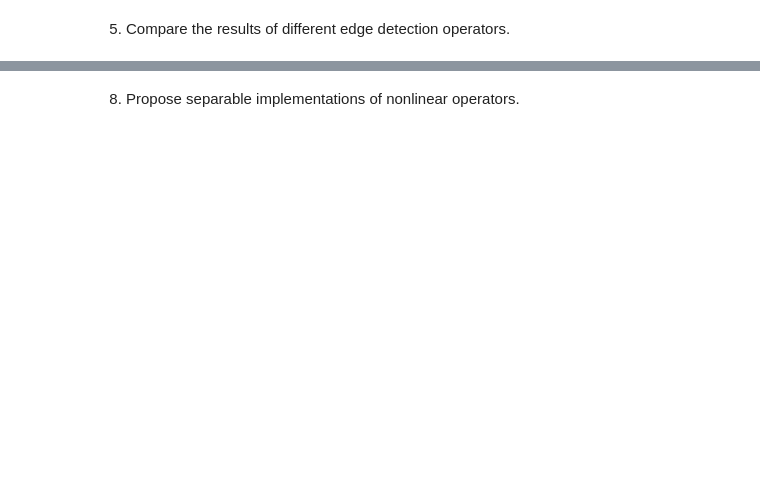
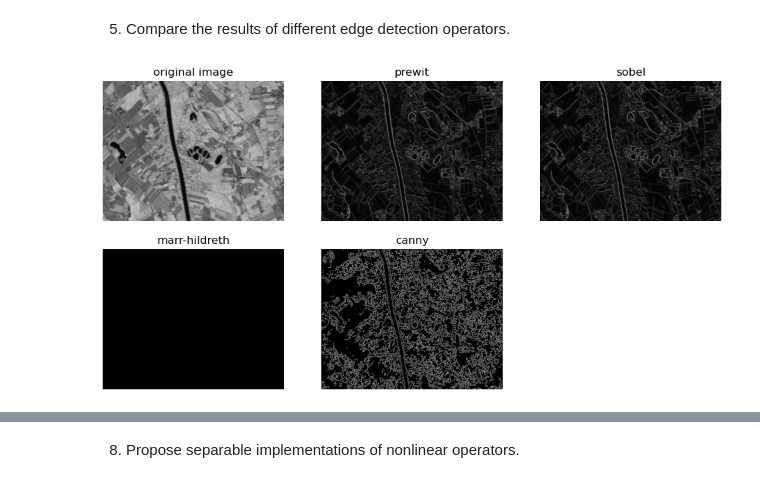
Before and after one commit to Ethel-Ogallo/UBS_ERSIP, a Jupyter notebook: Labs/lab3.ipynb, the cells around one changed output, grey strips where cells are left out. Drawn from its saved outputs; the diff is of its cells as text; code cells hidden in the pictures; blank space fills up the shorter version.

```diff
--- a/Labs/lab3.ipynb
+++ b/Labs/lab3.ipynb
@@ -142,4 +194,86 @@ laplace_filtered= ndi.laplace(img, ksize=3)
 # %% [markdown]
 5. Compare the results of different edge detection operators.
+# %%
+from skimage.util import random_noise
+from skimage import feature
+from scipy.ndimage import gaussian_laplace
+
+# prewit
+prewit_kernel_x = np.array([[-1,0,1],[-1,0,1],[-1,0,1]]) # vertical
+prewit_kernel_y = np.array([[1,1,1],[0,0,0],[-1,-1,-1]]) # horizontal
+prewit_x = convolve2d(img, prewit_kernel_x, mode='same', boundary='symm')
+prewit_y = convolve2d(img, prewit_kernel_y, mode='same', boundary='symm')
+# Gradient magnitude (combined edge strength)
+prewit = np.sqrt(prewit_x**2 + prewit_y**2)
+
+# sobel
+sobel_kernel_x = np.array([[-1,0,1],[-2,0,2],[-1,0,1]]) #vertical
+sobel_kernel_y = np.array([[1,2,1],[0,0,0],[-1,-2,-1]]) #horizontal
+sobel_x = convolve2d(img, sobel_kernel_x, mode='same', boundary='symm')
+sobel_y = convolve2d(img, sobel_kernel_y, mode='same', boundary='symm')
+# Gradient magnitude (combined edge strength)
+sobel = np.sqrt(sobel_x**2 + sobel_y**2)
+
+# Marr-Hildreth (Laplacian of Gaussian)
+LoG = gaussian_laplace(img, sigma=1)
+threshold = 0.005 * np.max(np.abs(LoG))
+# Efficient zero-crossing detection using np.roll
+zerocross = (
+    ((LoG * np.roll(LoG, 1, axis=0)) < 0) |
+    ((LoG * np.roll(LoG, 1, axis=1)) < 0) |
+    ((LoG * np.roll(LoG, (-1, -1), axis=(0, 1))) < 0) |
+    ((LoG * np.roll(LoG, (-1, 1), axis=(0, 1))) < 0)
+) & (
+    (np.abs(LoG - np.roll(LoG, 1, axis=0)) > threshold) |
+    (np.abs(LoG - np.roll(LoG, 1, axis=1)) > threshold)
+)
+# zerocross = zc.astype(np.uint8)
+
+# canny edge detector
+# using OpenCV
+# Compute gradient magnitude using Sobel filters
+# sobel_x = cv2.Sobel(img, cv2.CV_64F, 1, 0, ksize=3)
+# sobel_y = cv2.Sobel(img, cv2.CV_64F, 0, 1, ksize=3)
+# grad_mag = np.hypot(sobel_x, sobel_y)
+# # Automatic thresholds
+# high_thresh = 0.3 * grad_mag.max()  # strong edges
+# low_thresh = 0.1 * grad_mag.max()   # weak edges
+# # Apply Canny with automatic thresholds
+# canny = cv2.Canny(img, threshold1=low_thresh, threshold2=high_thresh)
+
+# using skimage
+canny = ndi.gaussian_filter(img, 4)
+canny = random_noise(canny, mode='speckle', mean=0.1)
+
+# Compute the Canny filter
+canny_edges = feature.canny(canny)
+
+# display
+fig, axes = plt.subplots(2, 3, figsize=(12, 6))
+axes = axes.flatten()
+axes[0].imshow(img, cmap='gray')
+axes[0].set_title("original image")
+axes[0].axis("off")
+
+axes[1].imshow(prewit, cmap='gray')
+axes[1].set_title("prewit")
+axes[1].axis("off")
+
+axes[2].imshow(sobel, cmap='gray')
+axes[2].set_title("sobel")
+axes[2].axis("off")
+
+axes[3].imshow(zerocross, cmap='gray')
+axes[3].set_title("marr-hildreth")
+axes[3].axis("off")
+
+axes[4].imshow(canny_edges, cmap='gray')
+axes[4].set_title("canny")
+axes[4].axis("off")
+axes[5].axis("off")
+
+plt.show()
+# %% [output]
+[figure, added]
 # %% [markdown]
 6. Are smoothing/sharpening operators invertible?
```
Also changed, not shown: parts of 9 cells of this notebook.
